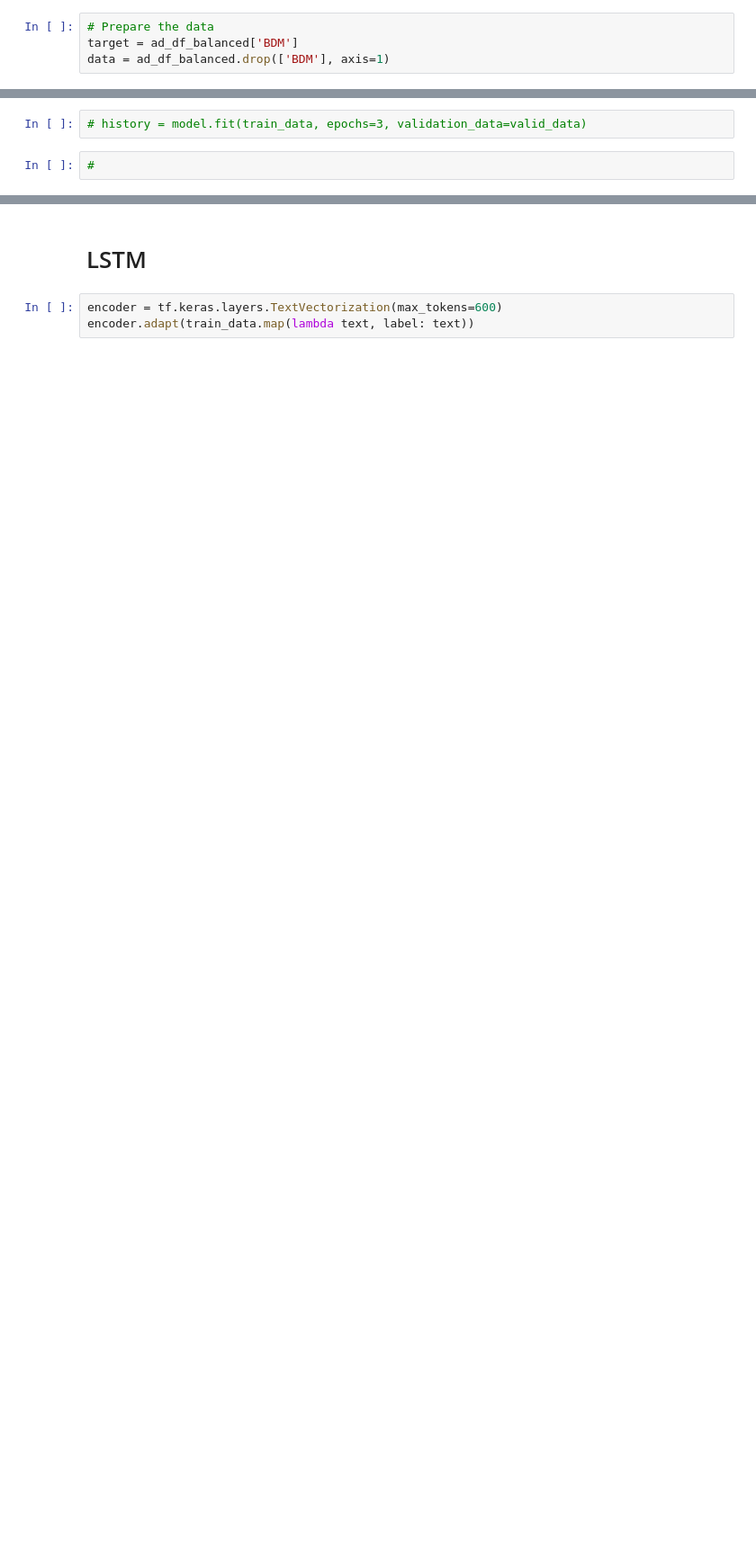
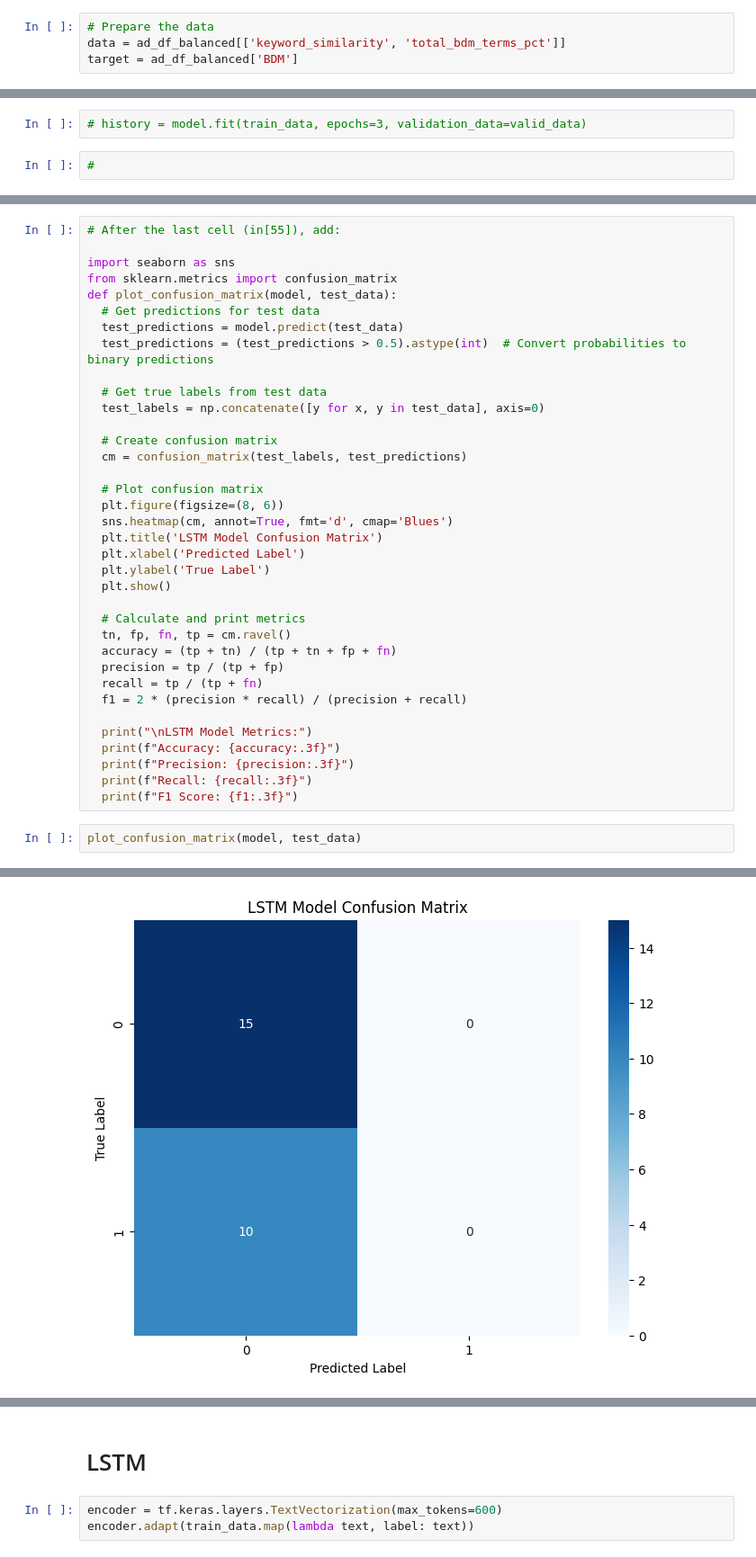
Before and after one commit to NilsLeo/Commercial-Brand-Differentiating-Message-Analysis, a Jupyter notebook: Neues_Projekt/BDM_Detection.ipynb, the cells around one changed output, grey strips where cells are left out. Shown at 90% size. Cells and saved outputs as stored; diff of their text form; blank space fills up the shorter version.

Commit message:
plotted basic confusion matrices for nn models

```diff
--- a/Neues_Projekt/BDM_Detection.ipynb
+++ b/Neues_Projekt/BDM_Detection.ipynb
@@ -606,8 +633,8 @@ from sklearn.metrics import confusion_matrix, roc_curve, auc
 from sklearn.model_selection import GridSearchCV
 # %%
 # Prepare the data
+data = ad_df_balanced[['keyword_similarity', 'total_bdm_terms_pct']]
 target = ad_df_balanced['BDM']
-data = ad_df_balanced.drop(['BDM'], axis=1)
 # %%
 def get_base_models():
     """Return dictionary of base model configurations"""
@@ -1043,0 +1094,39 @@ model.evaluate(test_data)
+# %%
+# After the last cell (in[55]), add:
+
+import seaborn as sns
+from sklearn.metrics import confusion_matrix
+def plot_confusion_matrix(model, test_data):
+  # Get predictions for test data
+  test_predictions = model.predict(test_data)
+  test_predictions = (test_predictions > 0.5).astype(int)  # Convert probabilities to binary predictions
+
+  # Get true labels from test data
+  test_labels = np.concatenate([y for x, y in test_data], axis=0)
+
+  # Create confusion matrix
+  cm = confusion_matrix(test_labels, test_predictions)
+
+  # Plot confusion matrix
+  plt.figure(figsize=(8, 6))
+  sns.heatmap(cm, annot=True, fmt='d', cmap='Blues')
+  plt.title('LSTM Model Confusion Matrix')
+  plt.xlabel('Predicted Label')
+  plt.ylabel('True Label')
+  plt.show()
+
+  # Calculate and print metrics
+  tn, fp, fn, tp = cm.ravel()
+  accuracy = (tp + tn) / (tp + tn + fp + fn)
+  precision = tp / (tp + fp)
+  recall = tp / (tp + fn)
+  f1 = 2 * (precision * recall) / (precision + recall)
+
+  print("\nLSTM Model Metrics:")
+  print(f"Accuracy: {accuracy:.3f}")
+  print(f"Precision: {precision:.3f}")
+  print(f"Recall: {recall:.3f}")
+  print(f"F1 Score: {f1:.3f}")
+# %%
+plot_confusion_matrix(model, test_data)
+# %% [output]
@@ -1043,0 +1134 @@ model.evaluate(test_data)
+[figure, added]
```
Also changed, not shown: parts of 20 cells of this notebook.
